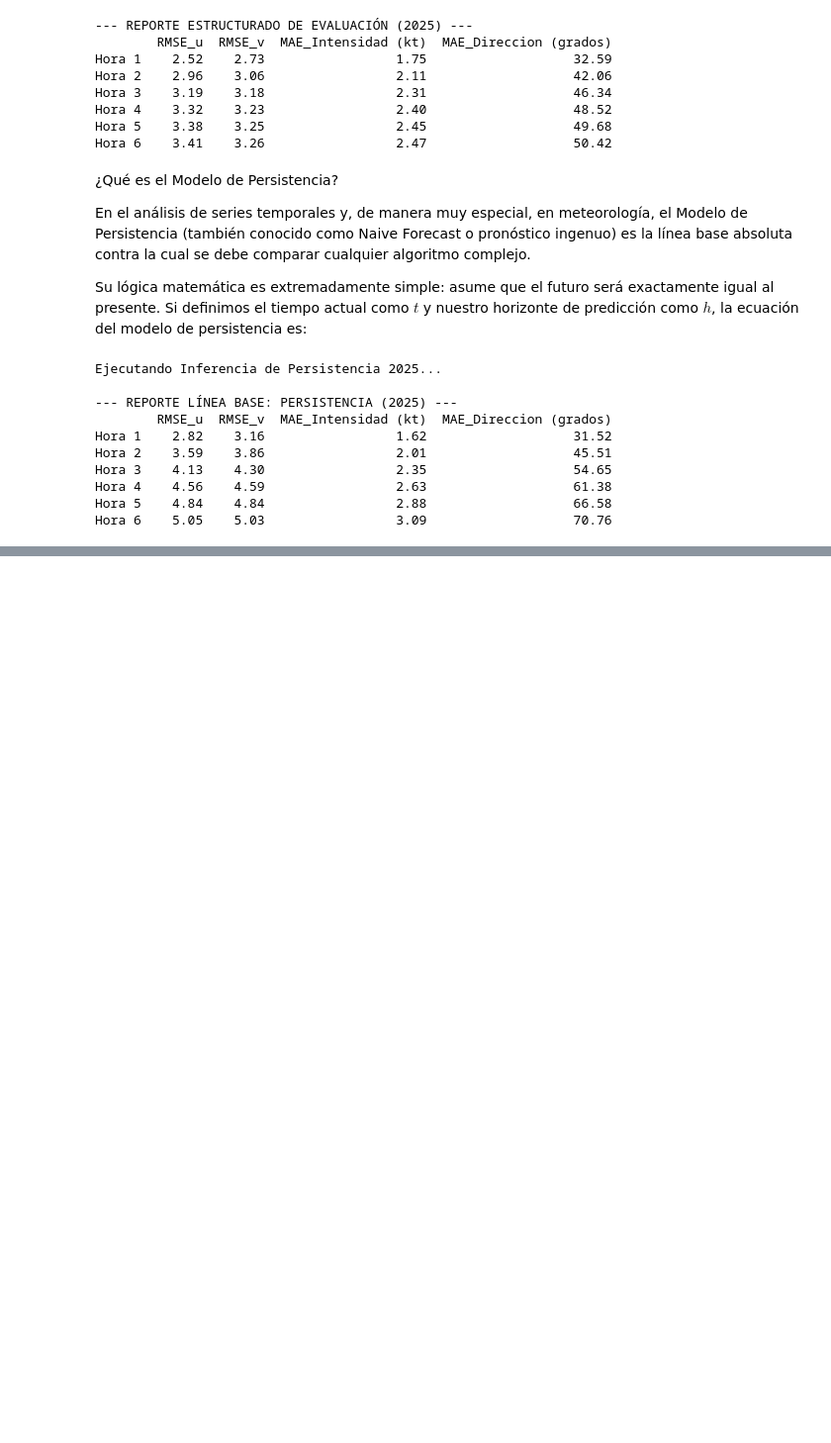
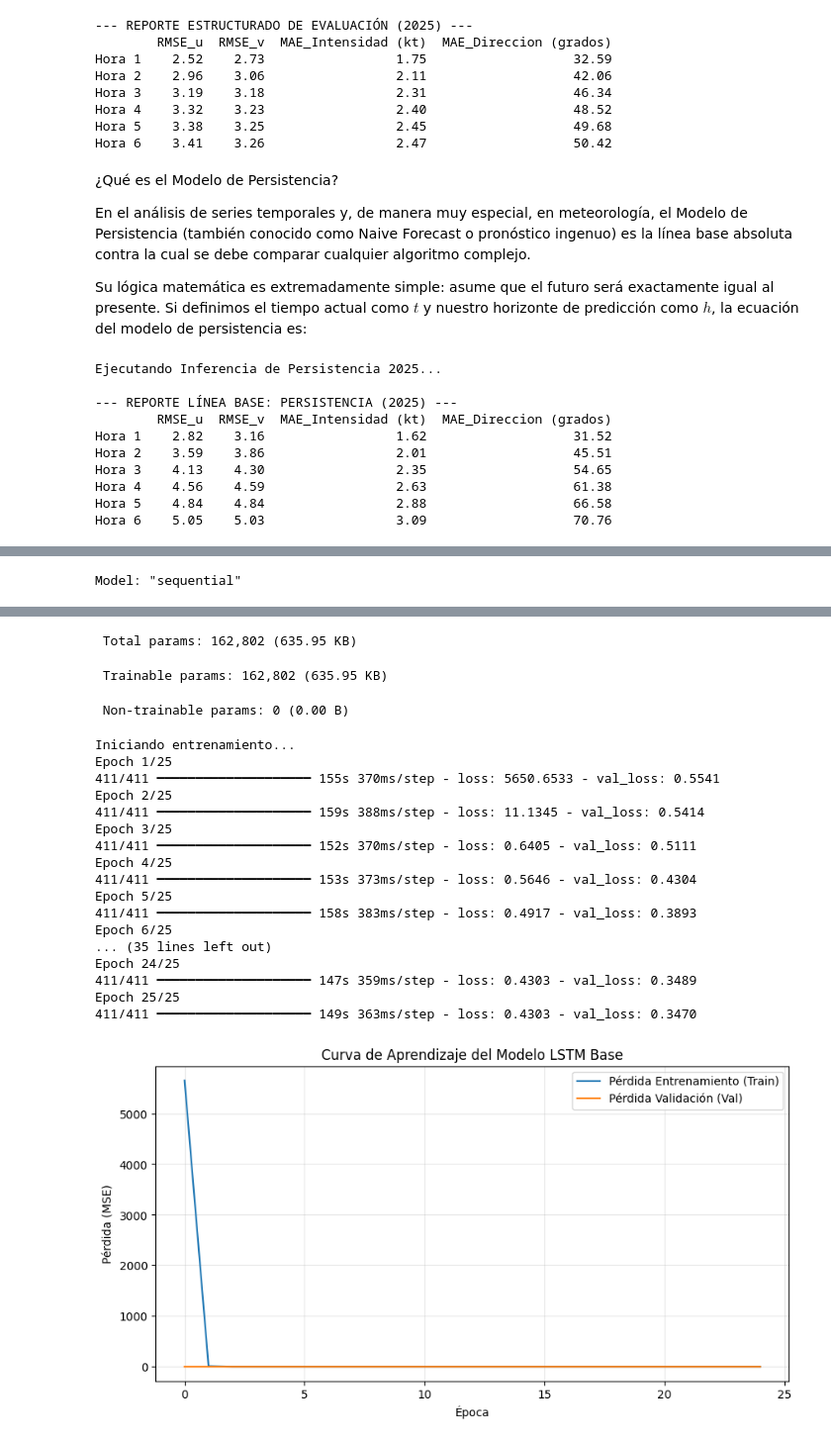
Before and after one commit to OmarLAlbarracinM/Prediccion-Cizalladura-SKBQ, a Jupyter notebook: PROYECTO_DE_GRADO.ipynb, the cells around one changed output, grey strips where cells are left out. Shown at 99% size. Saved outputs shown, nothing was run; the diff lists cells and outputs as text; code cells hidden in the pictures; blank space fills up the shorter version.

Commit message:
Red neuronal

```diff
--- a/PROYECTO_DE_GRADO.ipynb
+++ b/PROYECTO_DE_GRADO.ipynb
@@ -1089,0 +1097,20 @@ Hora 6    5.05    5.03                 3.09                   70.76
+# %%
+# 1. Partición cronológica estricta usando el índice datetime
+# Train: 2013 hasta finales de 2024
+train_df = df_escalado.loc[:'2024-12-31']
+
+# Val: Todo el año 2025 (para el Keras Tuner / Early Stopping)
+val_df = df_escalado.loc['2025-01-01':'2025-12-31']
+
+# Test: Datos del 2026 (Para evaluación final fuera de muestra)
+test_df = df_escalado.loc['2026-01-01':]
+
+# 2. Conversión a arrays NumPy (n_samples, features)
+# Al tener u y v, automáticamente nos queda en formato 2D, cumpliendo el reshape(-1, 1) de tu notebook, pero multivariante
+train_data = train_df[['u', 'v']].to_numpy()
+val_data = val_df[['u', 'v']].to_numpy()
+test_data = test_df[['u', 'v']].to_numpy()
+
+print(f"Dimensiones Train: {train_data.shape} -> (Muestras, Variables)")
+print(f"Dimensiones Val:   {val_data.shape}")
+print(f"Dimensiones Test:  {test_data.shape}")
@@ -1089,0 +1148,38 @@ Hora 6    5.05    5.03                 3.09                   70.76
+# %%
+# Número de variables a predecir
+n_features = 2
+
+# 1. Diseño de la Arquitectura del Modelo
+model = Sequential()
+# Capa LSTM: 200 neuronas, activación relu, recibe (48, 2)
+model.add(LSTM(200, activation='relu', input_shape=(n_back, n_features)))
+# Capa Densa: 2 neuronas de salida directa (para u y v en el tiempo t+1)
+model.add(Dense(n_features))
+
+# 2. Compilación
+model.compile(optimizer='adam', loss='mse')
+print("Estructura de la Red Neuronal:")
+model.summary()
+
+# 3. Entrenamiento (con validación en 2025 para monitorear)
+num_epochs = 25
+
+print("\nIniciando entrenamiento...")
+history = model.fit(
+    train_generator,
+    validation_data=val_generator,
+    epochs=num_epochs,
+    verbose=1  # verbose=1 para que veas la barra de progreso
+)
+
+# 4. Visualización de la Curva de Aprendizaje
+plt.figure(figsize=(10, 5))
+plt.plot(history.history['loss'], label='Pérdida Entrenamiento (Train)')
+plt.plot(history.history['val_loss'], label='Pérdida Validación (Val)')
+plt.title('Curva de Aprendizaje del Modelo LSTM Base')
+plt.xlabel('Época')
+plt.ylabel('Pérdida (MSE)')
+plt.legend()
+plt.grid(True, alpha=0.3)
+plt.show()
+# %% [output]
@@ -1089,0 +1187 @@ Hora 6    5.05    5.03                 3.09                   70.76
+Model: "sequential"
@@ -1089,0 +1195,21 @@ Hora 6    5.05    5.03                 3.09                   70.76
+ Total params: 162,802 (635.95 KB)
+ Trainable params: 162,802 (635.95 KB)
+ Non-trainable params: 0 (0.00 B)
+Iniciando entrenamiento...
+Epoch 1/25
+411/411 ━━━━━━━━━━━━━━━━━━━━ 155s 370ms/step - loss: 5650.6533 - val_loss: 0.5541
+Epoch 2/25
+411/411 ━━━━━━━━━━━━━━━━━━━━ 159s 388ms/step - loss: 11.1345 - val_loss: 0.5414
+Epoch 3/25
+411/411 ━━━━━━━━━━━━━━━━━━━━ 152s 370ms/step - loss: 0.6405 - val_loss: 0.5111
+Epoch 4/25
+411/411 ━━━━━━━━━━━━━━━━━━━━ 153s 373ms/step - loss: 0.5646 - val_loss: 0.4304
+Epoch 5/25
+411/411 ━━━━━━━━━━━━━━━━━━━━ 158s 383ms/step - loss: 0.4917 - val_loss: 0.3893
+Epoch 6/25
+... (35 lines left out)
+Epoch 24/25
+411/411 ━━━━━━━━━━━━━━━━━━━━ 147s 359ms/step - loss: 0.4303 - val_loss: 0.3489
+Epoch 25/25
+411/411 ━━━━━━━━━━━━━━━━━━━━ 149s 363ms/step - loss: 0.4303 - val_loss: 0.3470
+[figure, added]
```
Also changed, not shown: parts of 12 cells of this notebook.
